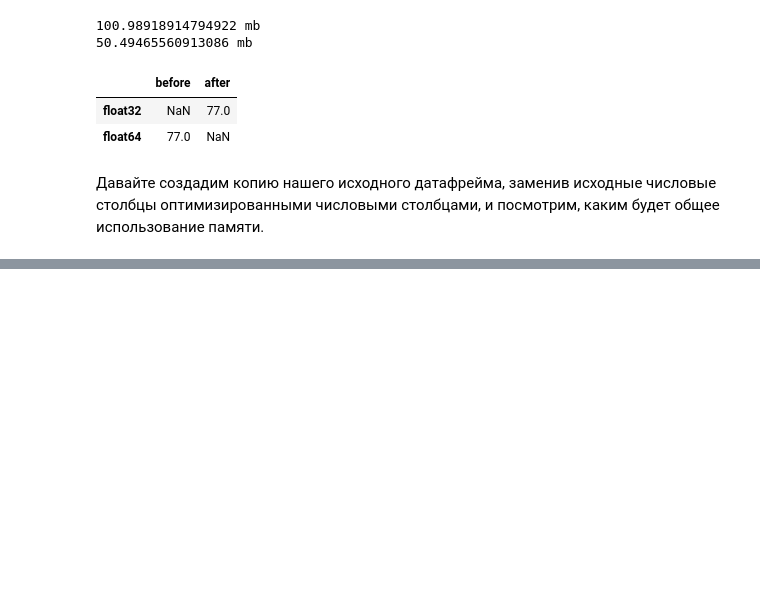
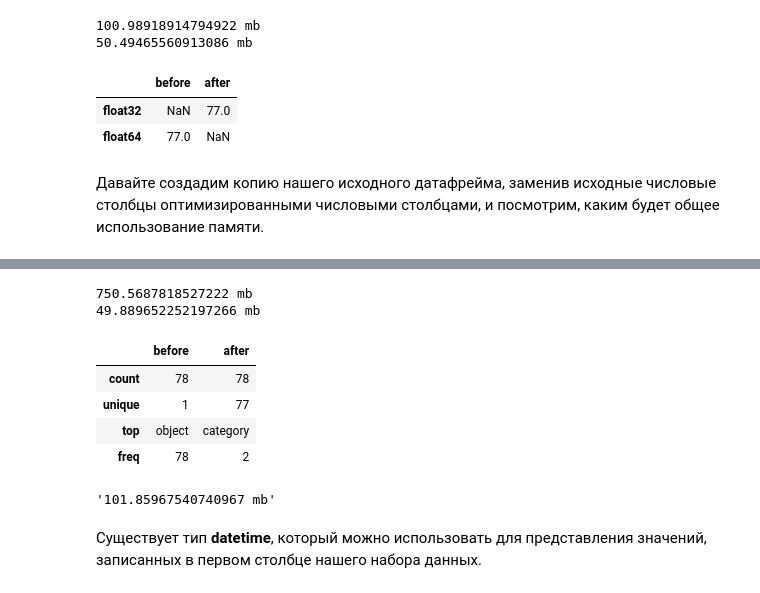
Before and after one commit to che-ig/Machine-learning, a Jupyter notebook: pandas_study/appendix_3.ipynb, the cells around one changed output, grey strips where cells are left out. Saved outputs shown, nothing was run; the diff lists cells and outputs as text; code cells hidden in the pictures; blank space fills up the shorter version.

```diff
--- a/pandas_study/appendix_3.ipynb
+++ b/pandas_study/appendix_3.ipynb
@@ -156,0 +297,40 @@ print(mem_usage(optimized_gl))
+# %%
+converted_obj = pd.DataFrame()
+
+# пишем цикл, которой перебирает каждый столбец object, проверяет его на соответствие
+# заданному порогу (количество уникальных значений должно быть меньше 50 %
+# от общего количества значений) и, если столбец удовлетворяет порогу, преобразовывает его
+# в тип category
+for col in gl_obj.columns:
+    num_unique_values = len(gl_obj[col].unique())
+    num_total_values = len(gl_obj[col])
+    if num_unique_values / num_total_values < 0.5:
+        converted_obj.loc[:, col] = gl_obj[col].astype('category')
+    else:
+        converted_obj.loc[:, col] = gl_obj[col]
+# %%
+# снова применяем функцию mem_usage, смотрим, сколько памяти занимают все столбцы типа object
+# до и после преобразования в тип category
+print(mem_usage(gl_obj))
+print(mem_usage(converted_obj))
+
+compare_obj = pd.concat([gl_obj.dtypes, converted_obj.dtypes], axis='columns')
+compare_obj.columns = ['before', 'after']
+compare_obj.describe()
+# %% [output]
+750.5687818527222 mb
+49.889652252197266 mb
+|  | before | after |
+| count | 78 | 78 |
+| unique | 1 | 77 |
+| top | object | category |
+| freq | 78 | 2 |
+# %%
+# смотрим, сколько памяти использует датафрейм после оптимизации типов
+optimized_gl[converted_obj.columns] = converted_obj
+mem_usage(optimized_gl)
+# %% [output]
+'101.85967540740967 mb'
+# %% [markdown]
+Существует тип **datetime**, который можно использовать для представления
+значений, записанных в первом столбце нашего набора данных.
```
Also changed, not shown: parts of 21 cells of this notebook, 4 other files.
